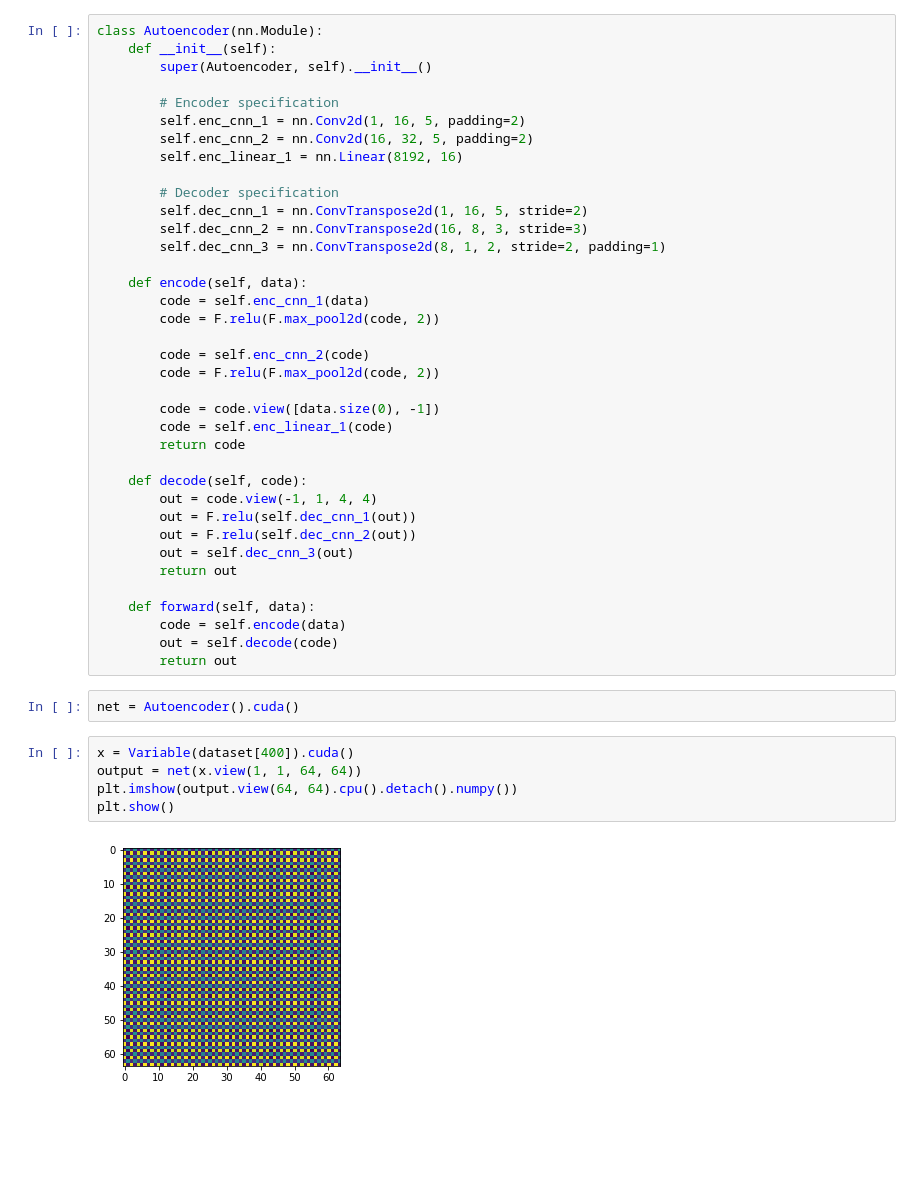
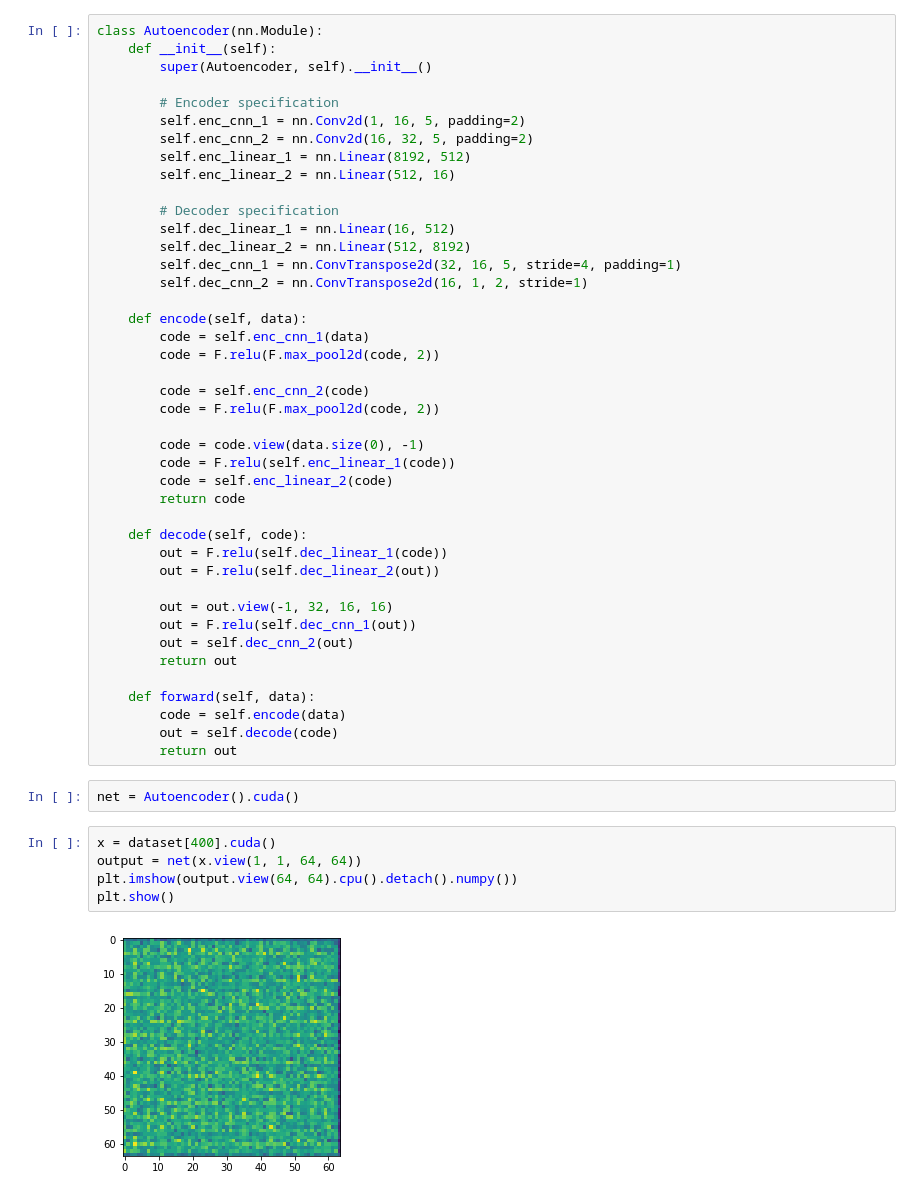
Before and after one commit to nikitakuchur/landscape-generator, a Jupyter notebook: conv_autoencoder.ipynb, the cells around one changed output. Drawn from its saved outputs; the diff is of its cells as text; blank space fills up the shorter version.

```diff
--- a/conv_autoencoder.ipynb
+++ b/conv_autoencoder.ipynb
@@ -41,12 +40,14 @@ class Autoencoder(nn.Module):
         # Encoder specification
         self.enc_cnn_1 = nn.Conv2d(1, 16, 5, padding=2)
         self.enc_cnn_2 = nn.Conv2d(16, 32, 5, padding=2)
-        self.enc_linear_1 = nn.Linear(8192, 16)
+        self.enc_linear_1 = nn.Linear(8192, 512)
+        self.enc_linear_2 = nn.Linear(512, 16)
 
         # Decoder specification
-        self.dec_cnn_1 = nn.ConvTranspose2d(1, 16, 5, stride=2)
-        self.dec_cnn_2 = nn.ConvTranspose2d(16, 8, 3, stride=3)
-        self.dec_cnn_3 = nn.ConvTranspose2d(8, 1, 2, stride=2, padding=1)
+        self.dec_linear_1 = nn.Linear(16, 512)
+        self.dec_linear_2 = nn.Linear(512, 8192)
+        self.dec_cnn_1 = nn.ConvTranspose2d(32, 16, 5, stride=4, padding=1)
+        self.dec_cnn_2 = nn.ConvTranspose2d(16, 1, 2, stride=1)
 
     def encode(self, data):
         code = self.enc_cnn_1(data)
@@ -55,15 +56,18 @@ class Autoencoder(nn.Module):
         code = self.enc_cnn_2(code)
         code = F.relu(F.max_pool2d(code, 2))
 
-        code = code.view([data.size(0), -1])
-        code = self.enc_linear_1(code)
+        code = code.view(data.size(0), -1)
+        code = F.relu(self.enc_linear_1(code))
+        code = self.enc_linear_2(code)
         return code
 
     def decode(self, code):
-        out = code.view(-1, 1, 4, 4)
+        out = F.relu(self.dec_linear_1(code))
+        out = F.relu(self.dec_linear_2(out))
+
+        out = out.view(-1, 32, 16, 16)
         out = F.relu(self.dec_cnn_1(out))
-        out = F.relu(self.dec_cnn_2(out))
-        out = self.dec_cnn_3(out)
+        out = self.dec_cnn_2(out)
         return out
 
     def forward(self, data):
@@ -73,12 +77,12 @@ class Autoencoder(nn.Module):
 # %%
 net = Autoencoder().cuda()
 # %%
-x = Variable(dataset[400]).cuda()
+x = dataset[400].cuda()
 output = net(x.view(1, 1, 64, 64))
 plt.imshow(output.view(64, 64).cpu().detach().numpy())
 plt.show()
 # %% [output]
-[figure, old version]
+[figure, new version]
 # %%
 import torch.optim as optim
 
```
Also changed, not shown: parts of 7 cells of this notebook, 2 other files.
